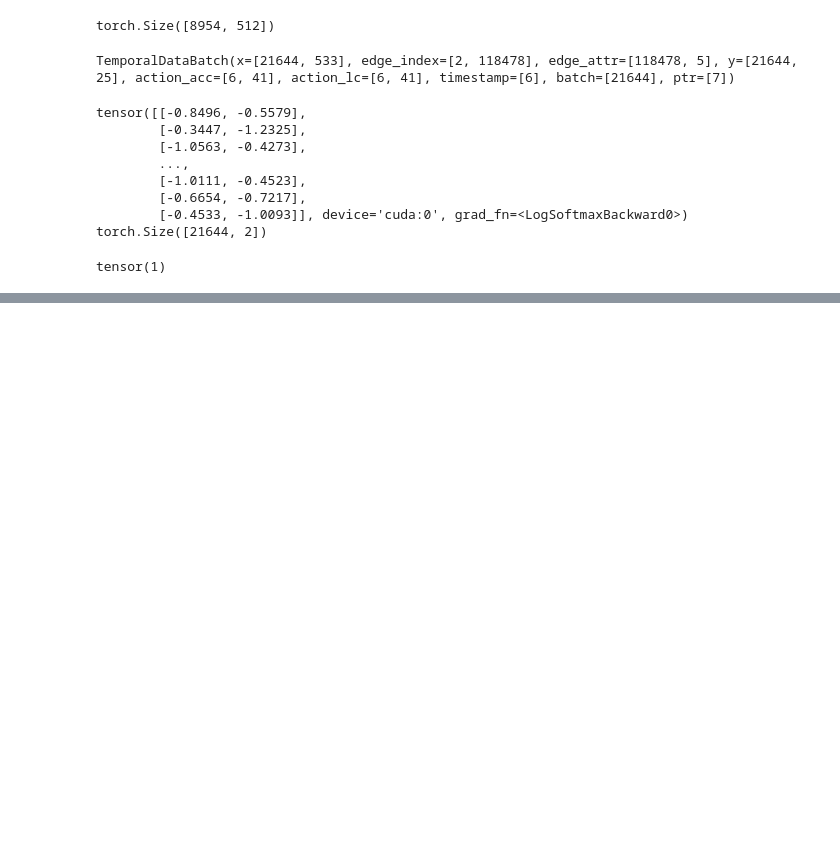
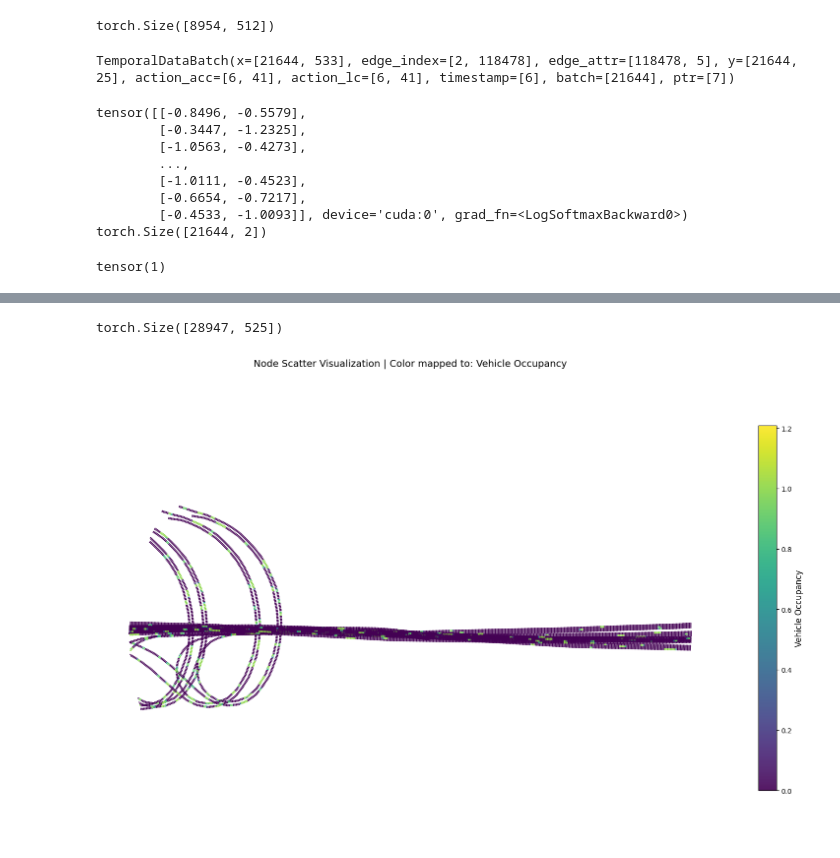
Before and after one commit to KomasaQi/COMPASS-Predictive-Driving, a Jupyter notebook: src/graphflow/scripts/learn.ipynb, the cells around one changed output, grey strips where cells are left out. Saved outputs shown, nothing was run; the diff lists cells and outputs as text; code cells hidden in the pictures; blank space fills up the shorter version.

```diff
--- a/src/graphflow/scripts/learn.ipynb
+++ b/src/graphflow/scripts/learn.ipynb
@@ -328,0 +439,12 @@ tensor(1)
+# %%
+batch.x[:,8:].shape.reshape()
+# %% [output]
+torch.Size([28947, 525])
+# %%
+new_batch = batch.clone()
+static_features = batch.x[:,:8]
+dyn_features = batch.x[:,8:].reshape(-1, 21, 25)[:,0,:]
+new_batch.x = torch.cat([static_features, dyn_features], dim=1)
+plot_graph(new_batch, feature='occ')
+# %% [output]
+[figure, added]
```
Also changed, not shown: parts of 15 cells of this notebook, 5 other files.
